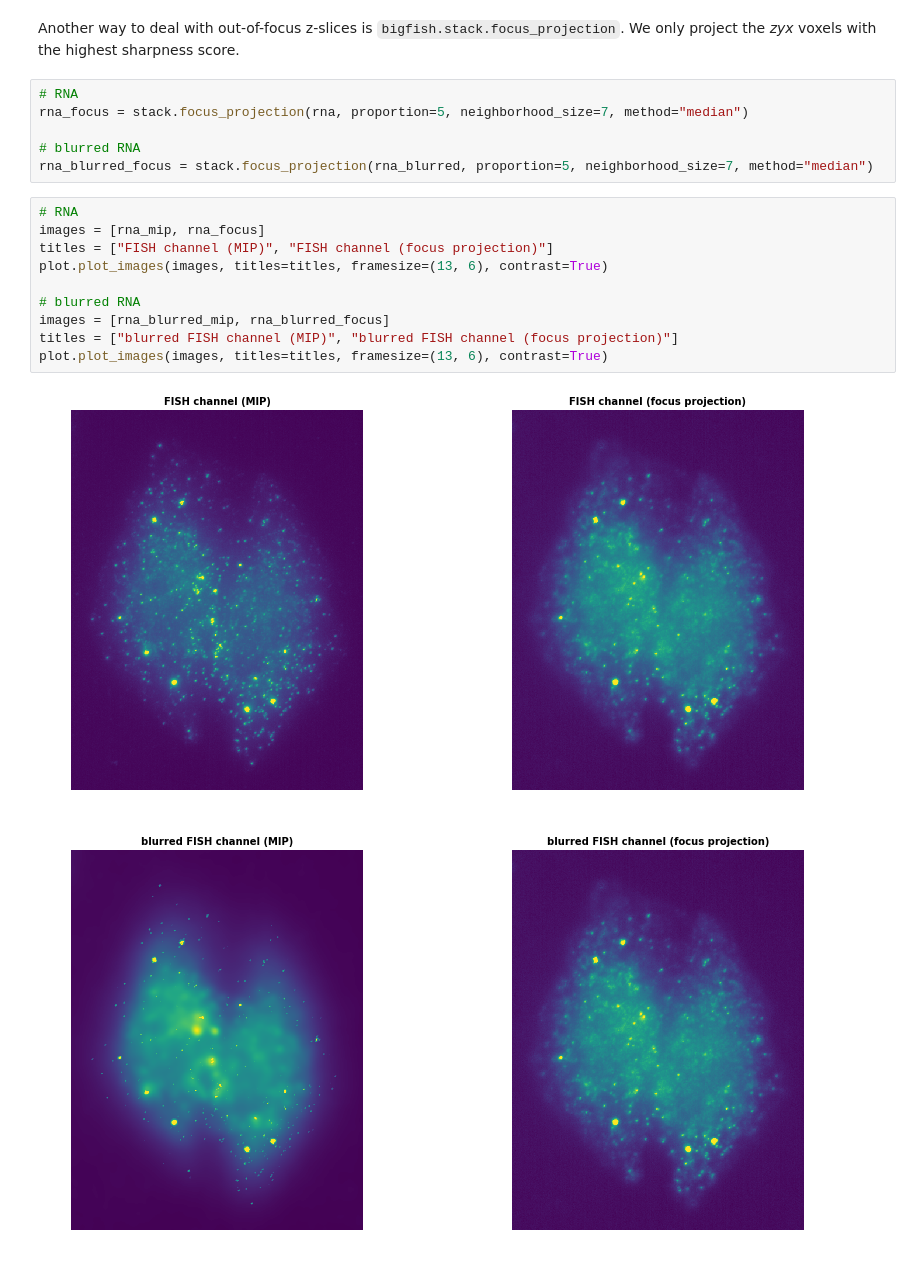
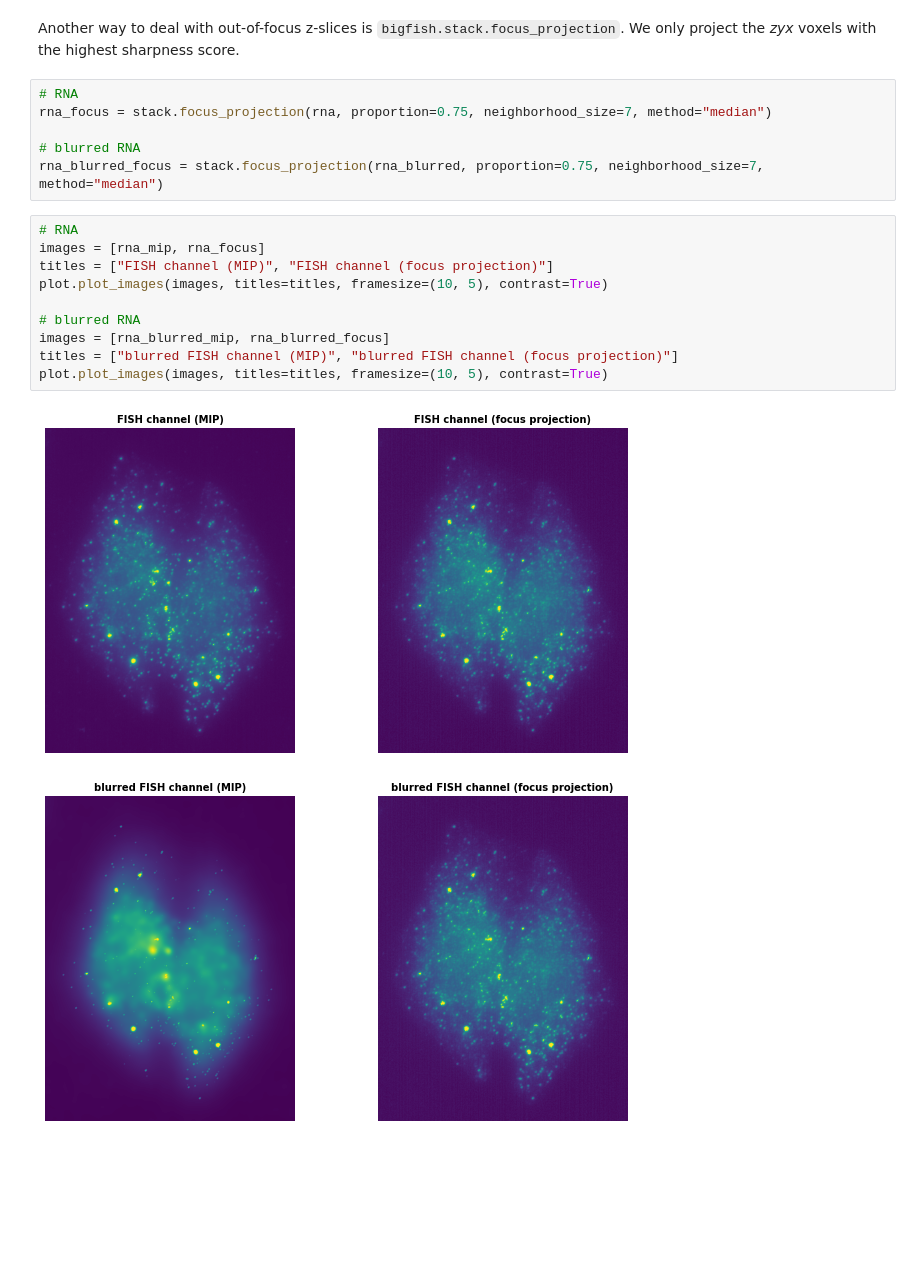
Before and after one commit to fish-quant/big-fish-examples, a Jupyter notebook: notebooks/3 - Project in two dimensions.ipynb, the cells around one changed output. Saved outputs shown, nothing was run; the diff lists cells and outputs as text; blank space fills up the shorter version.

```diff
--- a/notebooks/3 - Project in two dimensions.ipynb
+++ b/notebooks/3 - Project in two dimensions.ipynb
@@ -126,20 +126,20 @@ plot.plot_images(images, titles=titles, framesize=(10, 8), contrast=True)
 Another way to deal with out-of-focus z-slices is `bigfish.stack.focus_projection`. We only project the *zyx* voxels with the highest sharpness score.
 # %%
 # RNA
-rna_focus = stack.focus_projection(rna, proportion=5, neighborhood_size=7, method="median")
+rna_focus = stack.focus_projection(rna, proportion=0.75, neighborhood_size=7, method="median")
 
 # blurred RNA
-rna_blurred_focus = stack.focus_projection(rna_blurred, proportion=5, neighborhood_size=7, method="median")
+rna_blurred_focus = stack.focus_projection(rna_blurred, proportion=0.75, neighborhood_size=7, method="median")
 # %%
 # RNA
 images = [rna_mip, rna_focus]
 titles = ["FISH channel (MIP)", "FISH channel (focus projection)"]
-plot.plot_images(images, titles=titles, framesize=(13, 6), contrast=True)
+plot.plot_images(images, titles=titles, framesize=(10, 5), contrast=True)
 
 # blurred RNA
 images = [rna_blurred_mip, rna_blurred_focus]
 titles = ["blurred FISH channel (MIP)", "blurred FISH channel (focus projection)"]
-plot.plot_images(images, titles=titles, framesize=(13, 6), contrast=True)
+plot.plot_images(images, titles=titles, framesize=(10, 5), contrast=True)
 # %% [output]
-[figure, old version]
+[figure, new version]
-[figure, old version]
+[figure, new version]
```
Also changed, not shown: parts of 7 cells of this notebook, 7 other files.
